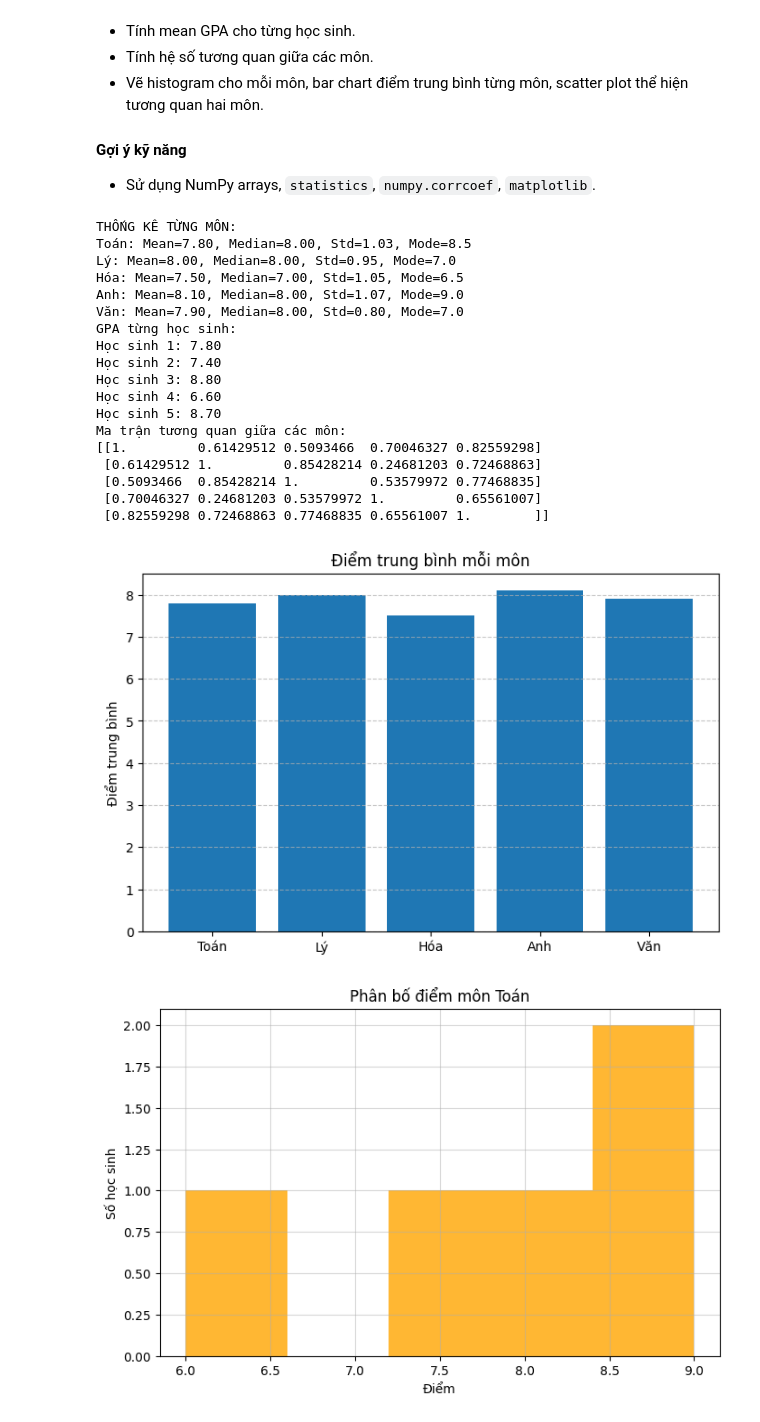
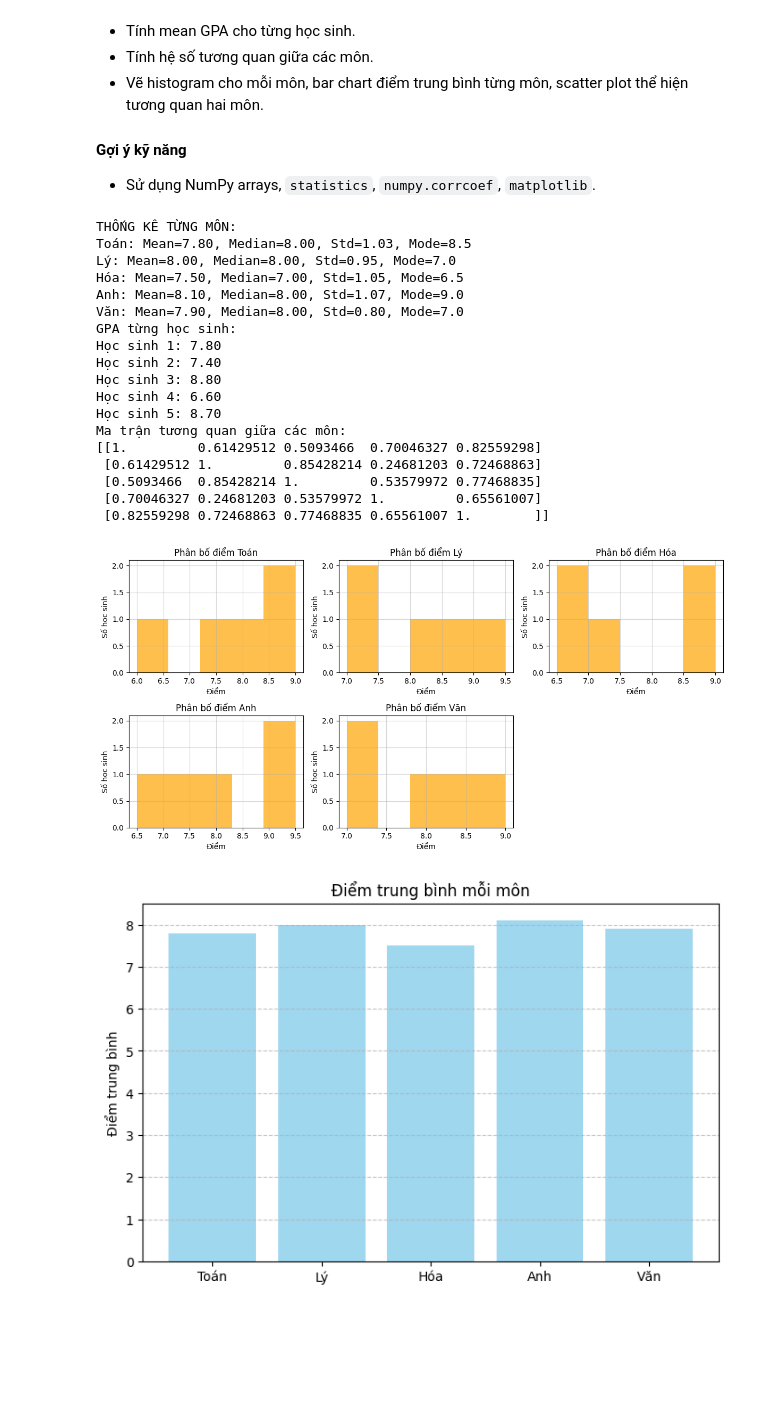
Before and after one commit to Challengeweek-AI-BK-AUTO/BaoTram1312-challenge-AI2526, a Jupyter notebook: python_challenge_week.ipynb, the cells around one changed output. Saved outputs shown, nothing was run; the diff lists cells and outputs as text; code cells hidden in the pictures; blank space fills up the shorter version.

```diff
--- a/python_challenge_week.ipynb
+++ b/python_challenge_week.ipynb
@@ -756,47 +756,57 @@ for i, g in enumerate(gpa, 1):
 
 print("Ma trận tương quan giữa các môn:")
 print(corr_matrix)
 
+plt.figure(figsize=(12, 6))
+for i, sub in enumerate(subjects):
+    plt.subplot(2, 3, i+1)
+    plt.hist(data[:, i], bins=5, alpha=0.7, color='orange')
+    plt.title(f'Phân bố điểm {sub}')
+    plt.xlabel('Điểm')
+    plt.ylabel('Số học sinh')
+    plt.grid(alpha=0.5)
+plt.tight_layout()
+plt.show()
+
 plt.figure(figsize=(8,5))
-plt.bar(subjects, mean_scores)
+plt.bar(subjects, mean_scores, color='skyblue', alpha=0.8)
 plt.title("Điểm trung bình mỗi môn")
 plt.ylabel("Điểm trung bình")
 plt.grid(axis='y', linestyle='--', alpha=0.7)
 plt.show()
 
-plt.figure(figsize=(8,5))
-plt.hist(data[:, 0], bins=5, color='orange', alpha=0.8)
-plt.title("Phân bố điểm môn Toán")
-plt.xlabel("Điểm")
-plt.ylabel("Số học sinh")
-plt.grid(alpha=0.5)
+
+plt.figure(figsize=(12,8))
+n = len(subjects)
+plot_idx = 1
+for i in range(n):
+    for j in range(i+1, n):
+        plt.subplot(n-1, n-1, plot_idx)
+        plt.scatter(data[:, i], data[:, j], color='green')
+        plt.xlabel(subjects[i])
+        plt.ylabel(subjects[j])
+        plt.grid(alpha=0.5)
+        plot_idx += 1
+plt.tight_layout()
 plt.show()
-
-plt.figure(figsize=(6,5))
-plt.imshow(corr_matrix, cmap='coolwarm', interpolation='nearest')
-plt.colorbar(label='Hệ số tương quan')
-plt.xticks(range(len(subjects)), subjects)
-plt.yticks(range(len(subjects)), subjects)
-plt.title("Ma trận tương quan giữa các môn")
-plt.show()
 # %% [output]
 THỐNG KÊ TỪNG MÔN:
 Toán: Mean=7.80, Median=8.00, Std=1.03, Mode=8.5
 Lý: Mean=8.00, Median=8.00, Std=0.95, Mode=7.0
 Hóa: Mean=7.50, Median=7.00, Std=1.05, Mode=6.5
 Anh: Mean=8.10, Median=8.00, Std=1.07, Mode=9.0
 Văn: Mean=7.90, Median=8.00, Std=0.80, Mode=7.0
 GPA từng học sinh:
 Học sinh 1: 7.80
 Học sinh 2: 7.40
 Học sinh 3: 8.80
 Học sinh 4: 6.60
 Học sinh 5: 8.70
 Ma trận tương quan giữa các môn:
 [[1.         0.61429512 0.5093466  0.70046327 0.82559298]
  [0.61429512 1.         0.85428214 0.24681203 0.72468863]
  [0.5093466  0.85428214 1.         0.53579972 0.77468835]
  [0.70046327 0.24681203 0.53579972 1.         0.65561007]
  [0.82559298 0.72468863 0.77468835 0.65561007 1.        ]]
-[figure, old version]
+[figure, new version]
-[figure, old version]
+[figure, new version]
```
Also changed, not shown: parts of 1 cell of this notebook.
